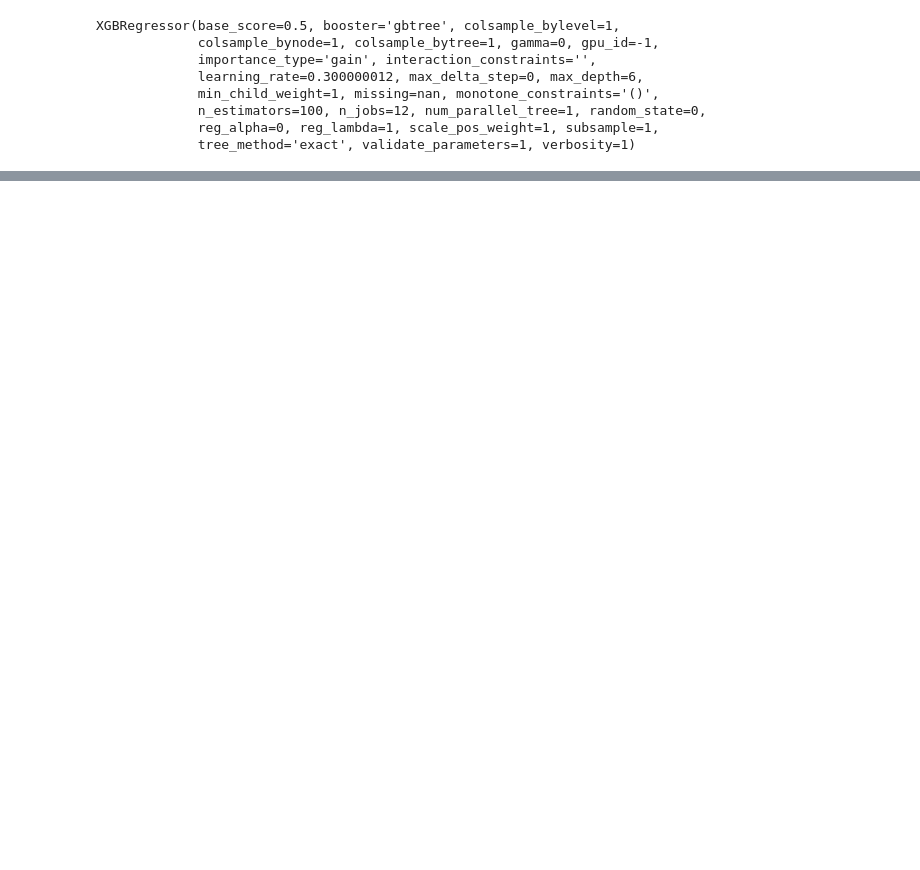
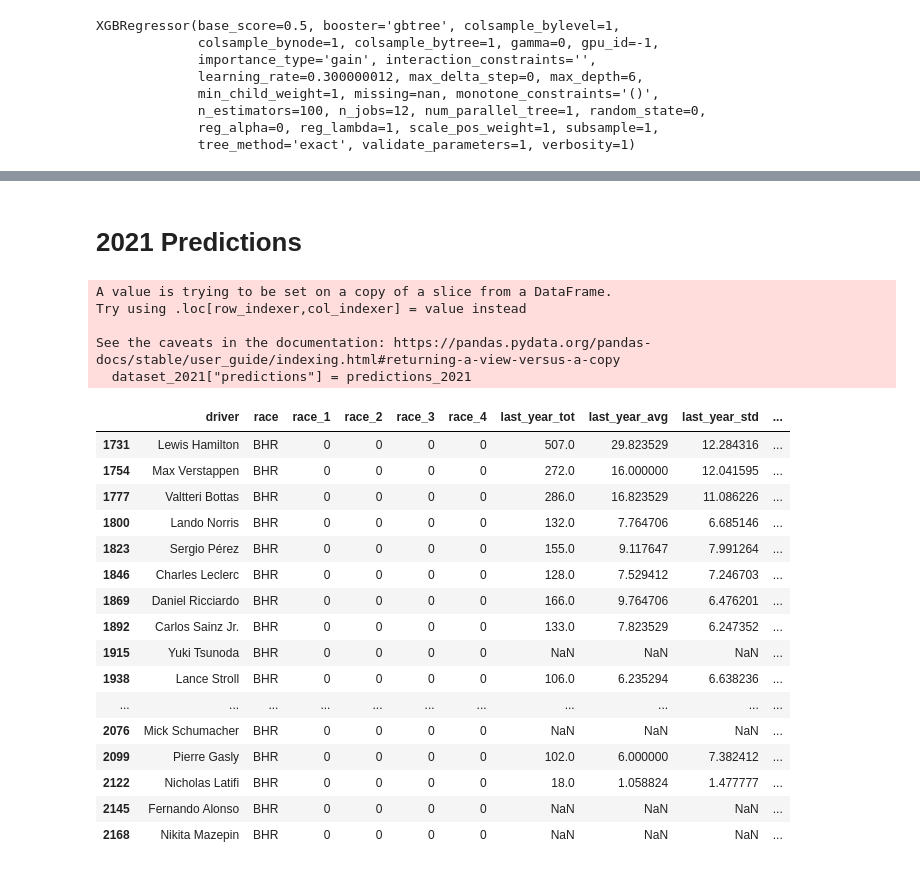
Before and after one commit to trentwoodbury/f1-simulator, a Jupyter notebook: modeling.ipynb, the cells around one changed output, grey strips where cells are left out. Saved outputs shown, nothing was run; the diff lists cells and outputs as text; code cells hidden in the pictures; blank space fills up the shorter version.

```diff
--- a/modeling.ipynb
+++ b/modeling.ipynb
@@ -9,6 +9,7 @@ all_data = pd.read_csv('dataset.csv')
 # %%
 test_data = all_data.loc[all_data.year == 2020]
 train_data = all_data.loc[all_data.year < 2020]
+dataset_2021 = all_data.loc[all_data.year == 2021]
 
 # Break it into train and test data
 X_train = train_data.loc[:, [
@@ -21,6 +22,12 @@ X_test  = test_data.loc[:, [
     "last_year_avg", "last_year_std", "same_race_last_year"
 ]]
 y_test = test_data.loc[:, "score"]
+
+X_2021 = dataset_2021.loc[:, [
+    "race_1", "race_2", "race_3", "race_4", "last_year_tot",
+    "last_year_avg", "last_year_std", "same_race_last_year"
+]]
+y_2021 = dataset_2021.loc[:, "score"]
 # %%
 model = xgb.XGBRegressor(verbosity=1)
 model.fit(X_train, y_train)
@@ -82,0 +90,31 @@ test_data.sample(30)
+# %% [markdown]
+# 2021 Predictions
+# %%
+predictions_2021 = model.predict(X_2021)
+dataset_2021["predictions"] = predictions_2021
+# %% [output]
+A value is trying to be set on a copy of a slice from a DataFrame.
+Try using .loc[row_indexer,col_indexer] = value instead
+
+See the caveats in the documentation: https://pandas.pydata.org/pandas-docs/stable/user_guide/indexing.html#returning-a-view-versus-a-copy
+  dataset_2021["predictions"] = predictions_2021
+# %%
+dataset_2021.loc[dataset_2021.race == "BHR"]
+# %% [output]
+|  | driver | race | race_1 | race_2 | race_3 | race_4 | last_year_tot | last_year_avg | last_year_std | ... |
+| 1731 | Lewis Hamilton | BHR | 0 | 0 | 0 | 0 | 507.0 | 29.823529 | 12.284316 | ... |
+| 1754 | Max Verstappen | BHR | 0 | 0 | 0 | 0 | 272.0 | 16.000000 | 12.041595 | ... |
+| 1777 | Valtteri Bottas | BHR | 0 | 0 | 0 | 0 | 286.0 | 16.823529 | 11.086226 | ... |
+| 1800 | Lando Norris | BHR | 0 | 0 | 0 | 0 | 132.0 | 7.764706 | 6.685146 | ... |
+| 1823 | Sergio Pérez | BHR | 0 | 0 | 0 | 0 | 155.0 | 9.117647 | 7.991264 | ... |
+| 1846 | Charles Leclerc | BHR | 0 | 0 | 0 | 0 | 128.0 | 7.529412 | 7.246703 | ... |
+| 1869 | Daniel Ricciardo | BHR | 0 | 0 | 0 | 0 | 166.0 | 9.764706 | 6.476201 | ... |
+| 1892 | Carlos Sainz Jr. | BHR | 0 | 0 | 0 | 0 | 133.0 | 7.823529 | 6.247352 | ... |
+| 1915 | Yuki Tsunoda | BHR | 0 | 0 | 0 | 0 | NaN | NaN | NaN | ... |
+| 1938 | Lance Stroll | BHR | 0 | 0 | 0 | 0 | 106.0 | 6.235294 | 6.638236 | ... |
+| ... | ... | ... | ... | ... | ... | ... | ... | ... | ... | ... |
+| 2076 | Mick Schumacher | BHR | 0 | 0 | 0 | 0 | NaN | NaN | NaN | ... |
+| 2099 | Pierre Gasly | BHR | 0 | 0 | 0 | 0 | 102.0 | 6.000000 | 7.382412 | ... |
+| 2122 | Nicholas Latifi | BHR | 0 | 0 | 0 | 0 | 18.0 | 1.058824 | 1.477777 | ... |
+| 2145 | Fernando Alonso | BHR | 0 | 0 | 0 | 0 | NaN | NaN | NaN | ... |
+| 2168 | Nikita Mazepin | BHR | 0 | 0 | 0 | 0 | NaN | NaN | NaN | ... |
```
Also changed, not shown: parts of 6 cells of this notebook, 2 other files.
